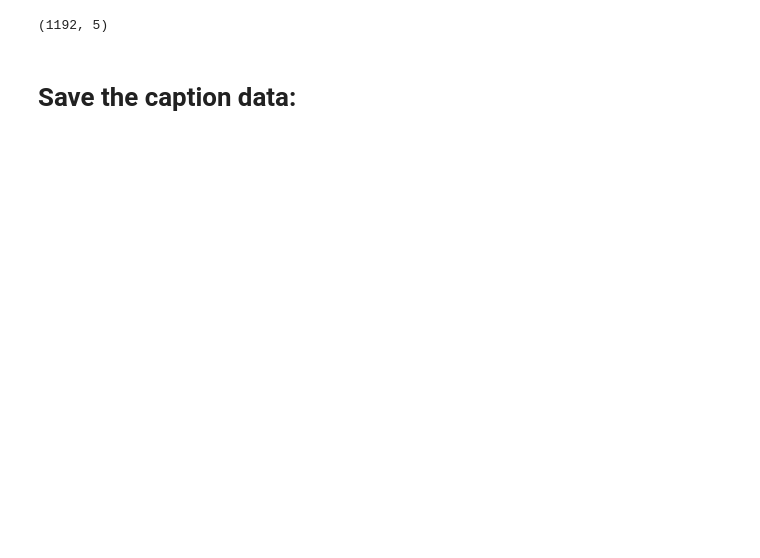
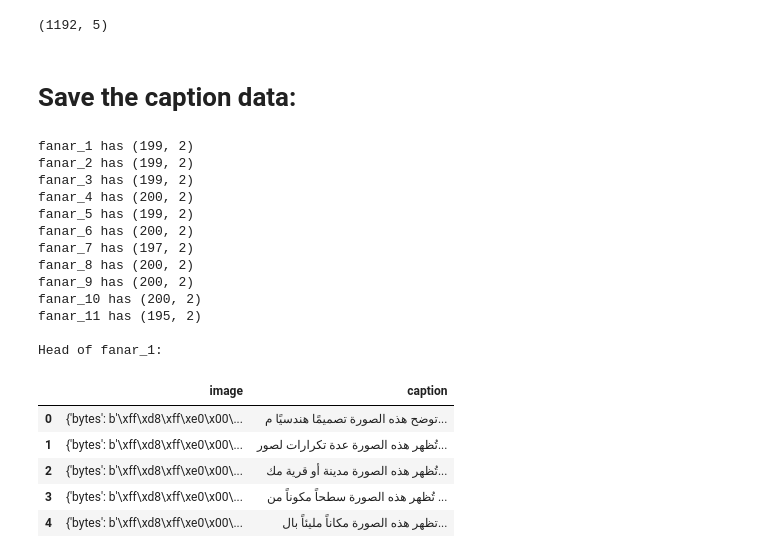
Before and after one commit to khaoula023/image_caption_generation, a Jupyter notebook: research/caption_preprocessing.ipynb, the cells around one changed output. Saved outputs shown, nothing was run; the diff lists cells and outputs as text; code cells hidden in the pictures; blank space fills up the shorter version.

Commit message:
Initial project structure for Arabic image captioning

```diff
--- a/research/caption_preprocessing.ipynb
+++ b/research/caption_preprocessing.ipynb
@@ -314,3 +314,54 @@ caption_data.shape
 # Save the caption data:
 # %%
 caption_data.to_csv('Data\Captions.csv', index=False)
+# %%
+file_names = [
+    "Fanar_captions_for_JEEM_day1.csv",
+    "Fanar_captions_for_JEEM_day2.csv",
+    "Fanar_captions_for_JEEM_day3.csv",
+    "Fanar_captions_for_JEEM_day4.csv",
+    "Fanar_captions_for_JEEM_day5.csv",
+    "Fanar_captions_for_JEEM_day6.csv",
+    "Fanar_captions_for_JEEM_day7.csv",
+    "Fanar_captions_for_JEEM_day8.csv",
+    "Fanar_captions_for_JEEM_day9.csv",
+    'Fanar_captions_for_JEEM_day10.csv',
+    'Fanar_captions_for_JEEM_day11.csv'
+]
+
+fanar_dfs = {}
+for i, file_name in enumerate(file_names):
+    key = f"fanar_{i+1}"
+    file_path = rf"C:\\Users\\pc lenovo\\Downloads\\Fanar_Generator\\{file_name}"
+    try:
+        fanar_dfs[key] = pd.read_csv(file_path)
+        print(f'{key} has {fanar_dfs[key].shape}')
+    except FileNotFoundError:
+        print(f"Error: {file_path} not found.")
+    except Exception as e:
+        print(f"Error reading {file_path}: {e}")
+
+# Display the head of the first DataFrame
+if 'fanar_1' in fanar_dfs:
+    print("\nHead of fanar_1:")
+    display(fanar_dfs['fanar_1'].head())
+# %% [output]
+fanar_1 has (199, 2)
+fanar_2 has (199, 2)
+fanar_3 has (199, 2)
+fanar_4 has (200, 2)
+fanar_5 has (199, 2)
+fanar_6 has (200, 2)
+fanar_7 has (197, 2)
+fanar_8 has (200, 2)
+fanar_9 has (200, 2)
+fanar_10 has (200, 2)
+fanar_11 has (195, 2)
+
+Head of fanar_1:
+|  | image | caption |
+| 0 | {'bytes': b'\xff\xd8\xff\xe0\x00\... | توضح هذه الصورة تصميمًا هندسيًا م... |
+| 1 | {'bytes': b'\xff\xd8\xff\xe0\x00\... | تُظهر هذه الصورة عدة تكرارات لصور... |
+| 2 | {'bytes': b'\xff\xd8\xff\xe0\x00\... | تُظهر هذه الصورة مدينة أو قرية مك... |
+| 3 | {'bytes': b'\xff\xd8\xff\xe0\x00\... | تُظهر هذه الصورة سطحاً مكوناً من ... |
+| 4 | {'bytes': b'\xff\xd8\xff\xe0\x00\... | تظهر هذه الصورة مكاناً مليئاً بال... |
```
Also changed, not shown: parts of 2 cells of this notebook, 30 other files.
